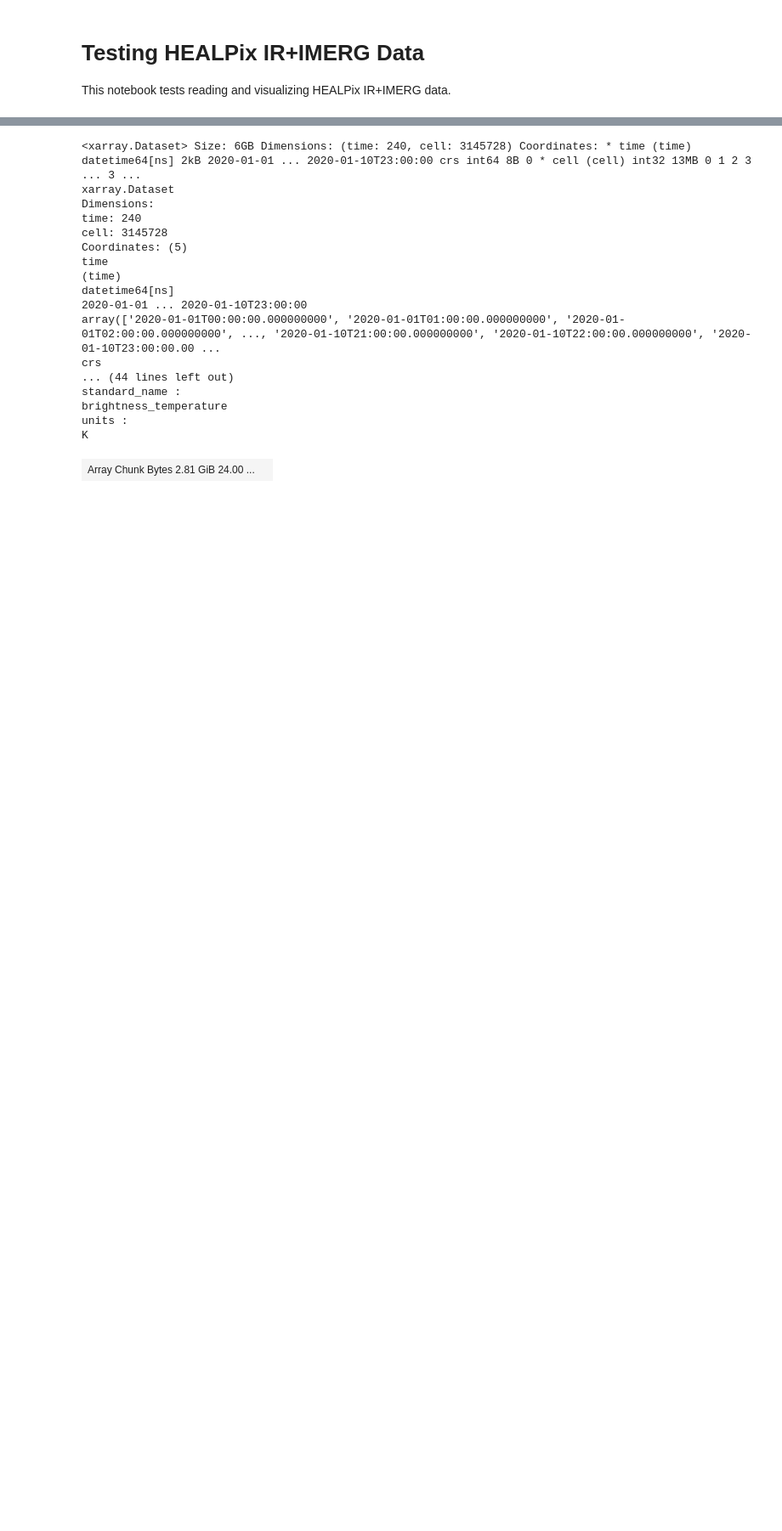
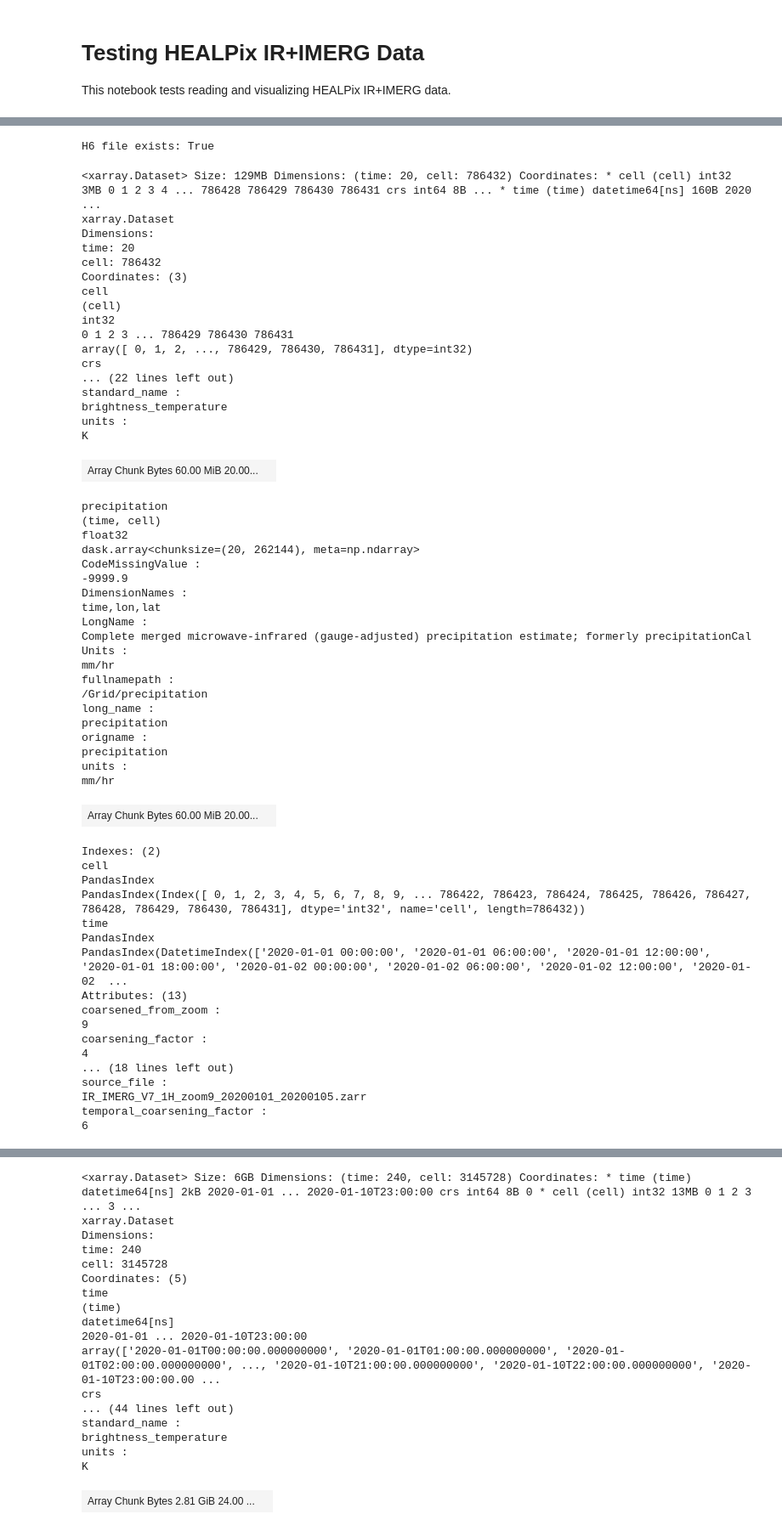
Before and after one commit to WACCEM/healpix-remapping, a Jupyter notebook: notebooks/test_read_ir_imerg_healpix.ipynb, the cells around one changed output, grey strips where cells are left out. Shown at 85% size. Saved outputs shown, nothing was run; the diff lists cells and outputs as text; code cells hidden in the pictures; blank space fills up the shorter version.

```diff
--- a/notebooks/test_read_ir_imerg_healpix.ipynb
+++ b/notebooks/test_read_ir_imerg_healpix.ipynb
@@ -29,0 +31,65 @@ print(f"{in_file} exists: {os.path.exists(in_file)}")
+# %%
+# Time-averaged data
+H6_file = f'{in_dir}IR_IMERG_V7_6H_zoom8_20200101_20200105.zarr'
+print(f"H6 file exists: {os.path.exists(H6_file)}")
+
+ds_h6 = xr.open_zarr(H6_file)
+ds_h6
+# %% [output]
+H6 file exists: True
+<xarray.Dataset> Size: 129MB Dimensions: (time: 20, cell: 786432) Coordinates: * cell (cell) int32 3MB 0 1 2 3 4 ... 786428 786429 786430 786431 crs int64 8B ... * time (time) datetime64[ns] 160B 2020 ...
+xarray.Dataset
+Dimensions:
+time: 20
+cell: 786432
+Coordinates: (3)
+cell
+(cell)
+int32
+0 1 2 3 ... 786429 786430 786431
+array([ 0, 1, 2, ..., 786429, 786430, 786431], dtype=int32)
+crs
+... (22 lines left out)
+standard_name :
+brightness_temperature
+units :
+K
+| Array Chunk Bytes 60.00 MiB 20.00... |  |
+precipitation
+(time, cell)
+float32
+dask.array<chunksize=(20, 262144), meta=np.ndarray>
+CodeMissingValue :
+-9999.9
+DimensionNames :
+time,lon,lat
+LongName :
+Complete merged microwave-infrared (gauge-adjusted) precipitation estimate; formerly precipitationCal
+Units :
+mm/hr
+fullnamepath :
+/Grid/precipitation
+long_name :
+precipitation
+origname :
+precipitation
+units :
+mm/hr
+| Array Chunk Bytes 60.00 MiB 20.00... |  |
+Indexes: (2)
+cell
+PandasIndex
+PandasIndex(Index([ 0, 1, 2, 3, 4, 5, 6, 7, 8, 9, ... 786422, 786423, 786424, 786425, 786426, 786427, 786428, 786429, 786430, 786431], dtype='int32', name='cell', length=786432))
+time
+PandasIndex
+PandasIndex(DatetimeIndex(['2020-01-01 00:00:00', '2020-01-01 06:00:00', '2020-01-01 12:00:00', '2020-01-01 18:00:00', '2020-01-02 00:00:00', '2020-01-02 06:00:00', '2020-01-02 12:00:00', '2020-01-02  ...
+Attributes: (13)
+coarsened_from_zoom :
+9
+coarsening_factor :
+4
+... (18 lines left out)
+source_file :
+IR_IMERG_V7_1H_zoom9_20200101_20200105.zarr
+temporal_coarsening_factor :
+6
```
Also changed, not shown: parts of 6 cells of this notebook, 2 other files.
